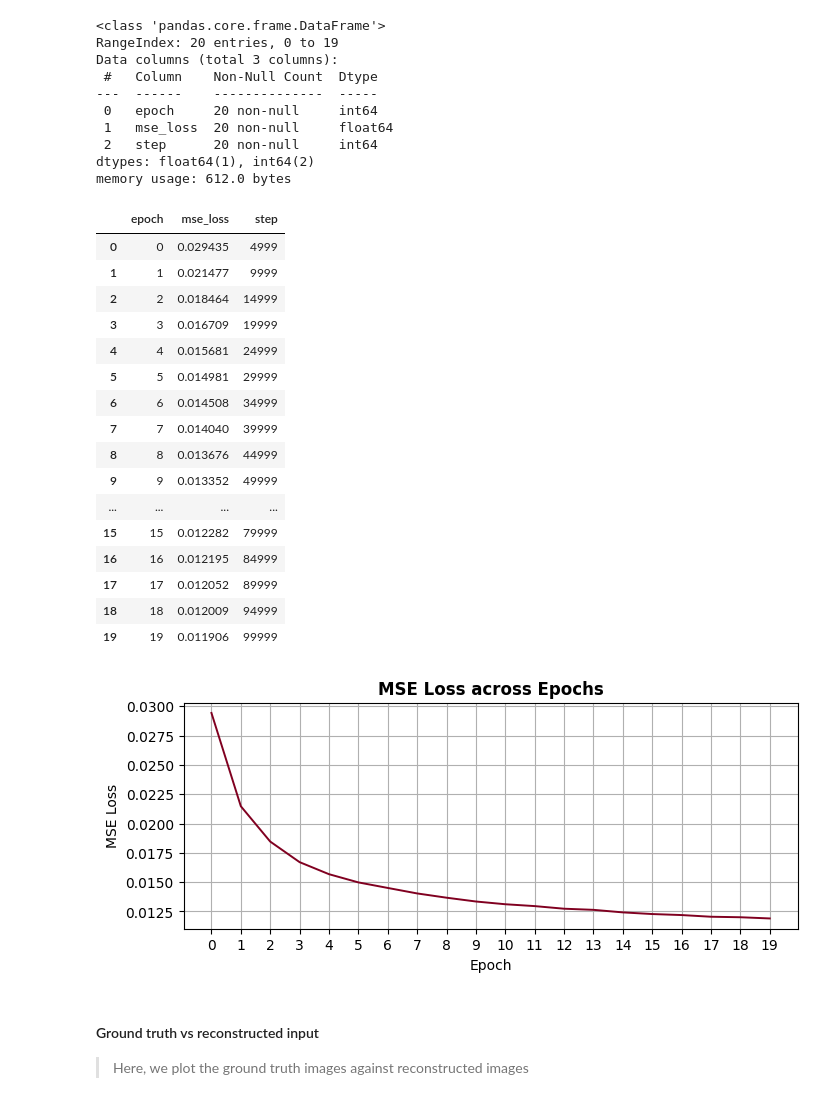
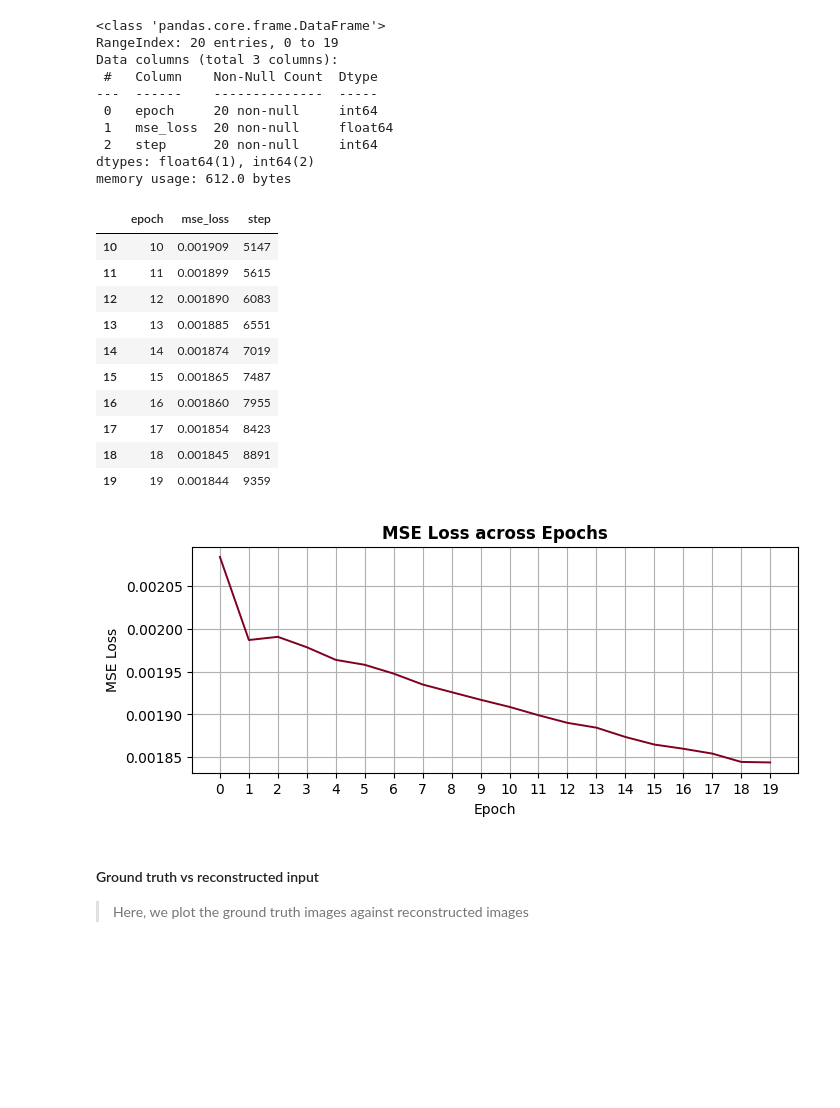
Before and after one commit to Martinmbiro/standard-autoencoder, a Jupyter notebook: 01. Standard AutoEncoder.ipynb, the cells around one changed output. Cells and saved outputs as stored; diff of their text form; code cells hidden in the pictures; blank space fills up the shorter version.

```diff
--- a/01. Standard AutoEncoder.ipynb
+++ b/01. Standard AutoEncoder.ipynb
@@ -315,8 +312,8 @@ The `CSVLogger` object creates a `*.csv` file in a directory of choice.
 + Hence, we can read this file using `pandas` and plot the `mse_loss` that we logged during training
 # %%
 # read the csv containing logs into a DataFrame
-# df = pd.read_csv('/content/train_logs/lightning_logs/version_0/metrics.csv')
-df = pd.read_csv('/content/metrics.csv')
+df = pd.read_csv('/content/train_logs/lightning_logs/version_0/metrics.csv')
+# df = pd.read_csv('/content/metrics.csv')
 df.info()
 # %% [output]
 <class 'pandas.core.frame.DataFrame'>
@@ -331,25 +328,19 @@ dtypes: float64(1), int64(2)
 memory usage: 612.0 bytes
 # %%
 # display DataFrame
-df
+df.tail(10)
 # %% [output]
 |  | epoch | mse_loss | step |
-| 0 | 0 | 0.029435 | 4999 |
-| 1 | 1 | 0.021477 | 9999 |
-| 2 | 2 | 0.018464 | 14999 |
-| 3 | 3 | 0.016709 | 19999 |
-| 4 | 4 | 0.015681 | 24999 |
-| 5 | 5 | 0.014981 | 29999 |
-| 6 | 6 | 0.014508 | 34999 |
-| 7 | 7 | 0.014040 | 39999 |
-| 8 | 8 | 0.013676 | 44999 |
-| 9 | 9 | 0.013352 | 49999 |
-| ... | ... | ... | ... |
-| 15 | 15 | 0.012282 | 79999 |
-| 16 | 16 | 0.012195 | 84999 |
-| 17 | 17 | 0.012052 | 89999 |
-| 18 | 18 | 0.012009 | 94999 |
-| 19 | 19 | 0.011906 | 99999 |
+| 10 | 10 | 0.001909 | 5147 |
+| 11 | 11 | 0.001899 | 5615 |
+| 12 | 12 | 0.001890 | 6083 |
+| 13 | 13 | 0.001885 | 6551 |
+| 14 | 14 | 0.001874 | 7019 |
+| 15 | 15 | 0.001865 | 7487 |
+| 16 | 16 | 0.001860 | 7955 |
+| 17 | 17 | 0.001854 | 8423 |
+| 18 | 18 | 0.001845 | 8891 |
+| 19 | 19 | 0.001844 | 9359 |
 # %%
 # plot MSE Loss vs Epoch
 f, ax = plt.subplots(figsize=(7,3), layout='compressed')
@@ -364,7 +355,7 @@ ax.xaxis.set_ticks(df['epoch'])
 ax.grid()
 plt.show()
 # %% [output]
-[figure, old version]
+[figure, new version]
 # %% [markdown]
 #### Ground truth vs reconstructed input
 > Here, we plot the ground truth images against reconstructed images
```
Also changed, not shown: parts of 19 cells of this notebook.
